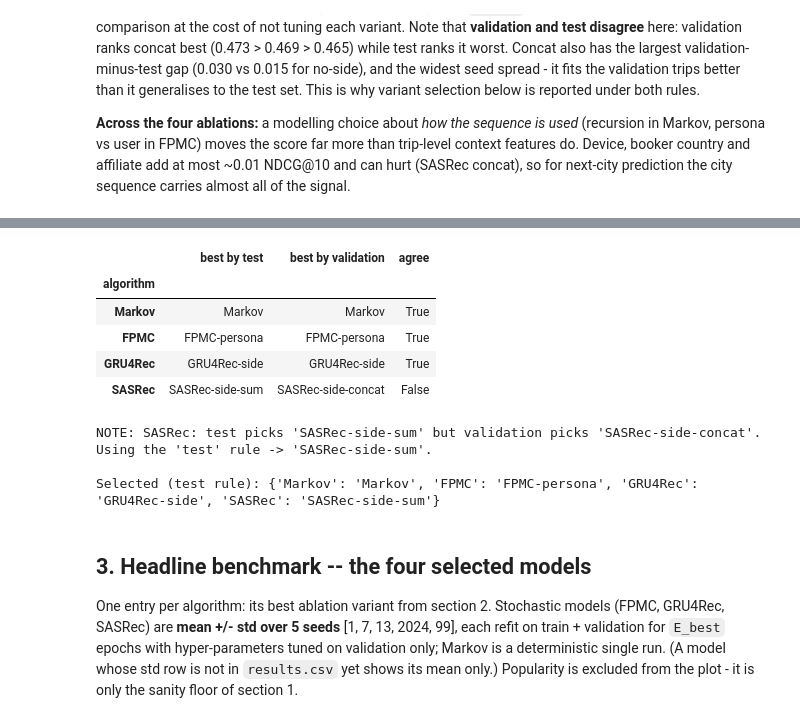
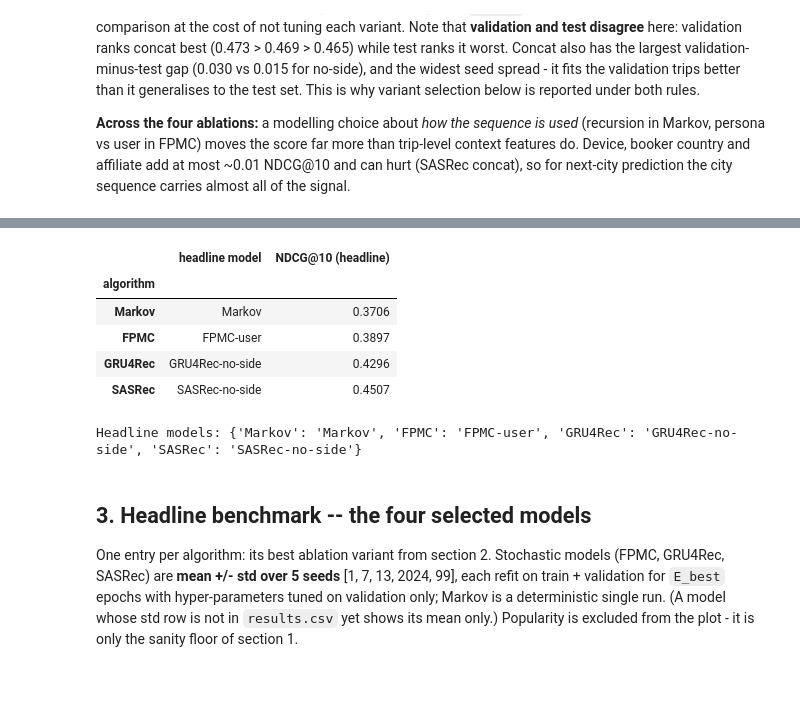
Before and after one commit to itzameenz/SC4020-PROJECT1, a Jupyter notebook: notebooks/07_comparison.ipynb, the cells around one changed output, grey strips where cells are left out. Saved outputs shown, nothing was run; the diff lists cells and outputs as text; code cells hidden in the pictures; blank space fills up the shorter version.

```diff
--- a/notebooks/07_comparison.ipynb
+++ b/notebooks/07_comparison.ipynb
@@ -398,35 +390,30 @@ The best variant per algorithm becomes that algorithm's entry in the headline co
 # %%
-SELECTION = 'test'            # 'test' (best mean test NDCG@10) or 'validation' (best tuning-time val NDCG@10)
+# Fixed headline models (chosen by design: the plain/base variant of each algorithm), not selected by score
+HEADLINE = {
+    'Markov':  'Markov',
+    'FPMC':    'FPMC-user',
+    'GRU4Rec': 'GRU4Rec-no-side',
+    'SASRec':  'SASRec-no-side',
+}
+assert all(v in means.index for v in HEADLINE.values()), 'a selected row is missing from results.csv'
 
-def pick(fam, rule):
-    vs = [v for v in FAMILIES[fam] if v in means.index]
-    key = (lambda v: means.loc[v, 'NDCG@10']) if rule == 'test' else (lambda v: cfg_df.loc[v, 'val_NDCG@10'])
-    return max(vs, key=key)
-
-sel_rows = []
-for fam in FAMILIES:
-    by_test, by_val = pick(fam, 'test'), pick(fam, 'validation')
-    sel_rows.append({'algorithm': fam, 'best by test': by_test, 'best by validation': by_val,
-                     'agree': by_test == by_val})
-sel_df = pd.DataFrame(sel_rows).set_index('algorithm')
-display(sel_df)
-for fam, r in sel_df.iterrows():
-    if not r['agree']:
-        print(f"NOTE: {fam}: test picks '{r['best by test']}' but validation picks '{r['best by validation']}'. "
-              f"Using the '{SELECTION}' rule -> '{pick(fam, SELECTION)}'.")
-
-BEST = {fam: pick(fam, SELECTION) for fam in FAMILIES}      # algorithm -> selected results.csv row name
-print(f'\nSelected ({SELECTION} rule):', BEST)
+# for reference: how the chosen models compare with the best variant of each algorithm
+ref_rows = []
+for fam, variants in FAMILIES.items():
+    vs = [v for v in variants if v in means.index]
+    best_test = max(vs, key=lambda v: means.loc[v, 'NDCG@10'])
+    ref_rows.append({'algorithm': fam, 'headline model': HEADLINE[fam],
+                     'NDCG@10 (headline)': means.loc[HEADLINE[fam], 'NDCG@10']})
+display(pd.DataFrame(ref_rows).set_index('algorithm').round(4))
+print('Headline models:', HEADLINE)
 # %% [output]
-|  | best by test | best by validation | agree |
-| algorithm |  |  |  |
-| Markov | Markov | Markov | True |
-| FPMC | FPMC-persona | FPMC-persona | True |
-| GRU4Rec | GRU4Rec-side | GRU4Rec-side | True |
-| SASRec | SASRec-side-sum | SASRec-side-concat | False |
+|  | headline model | NDCG@10 (headline) |
+| algorithm |  |  |
+| Markov | Markov | 0.3706 |
+| FPMC | FPMC-user | 0.3897 |
+| GRU4Rec | GRU4Rec-no-side | 0.4296 |
+| SASRec | SASRec-no-side | 0.4507 |
-NOTE: SASRec: test picks 'SASRec-side-sum' but validation picks 'SASRec-side-concat'. Using the 'test' rule -> 'SASRec-side-sum'.
-
-Selected (test rule): {'Markov': 'Markov', 'FPMC': 'FPMC-persona', 'GRU4Rec': 'GRU4Rec-side', 'SASRec': 'SASRec-side-sum'}
+Headline models: {'Markov': 'Markov', 'FPMC': 'FPMC-user', 'GRU4Rec': 'GRU4Rec-no-side', 'SASRec': 'SASRec-no-side'}
 # %% [markdown]
 ## 3. Headline benchmark -- the four selected models
 
```
Also changed, not shown: parts of 16 cells of this notebook.
